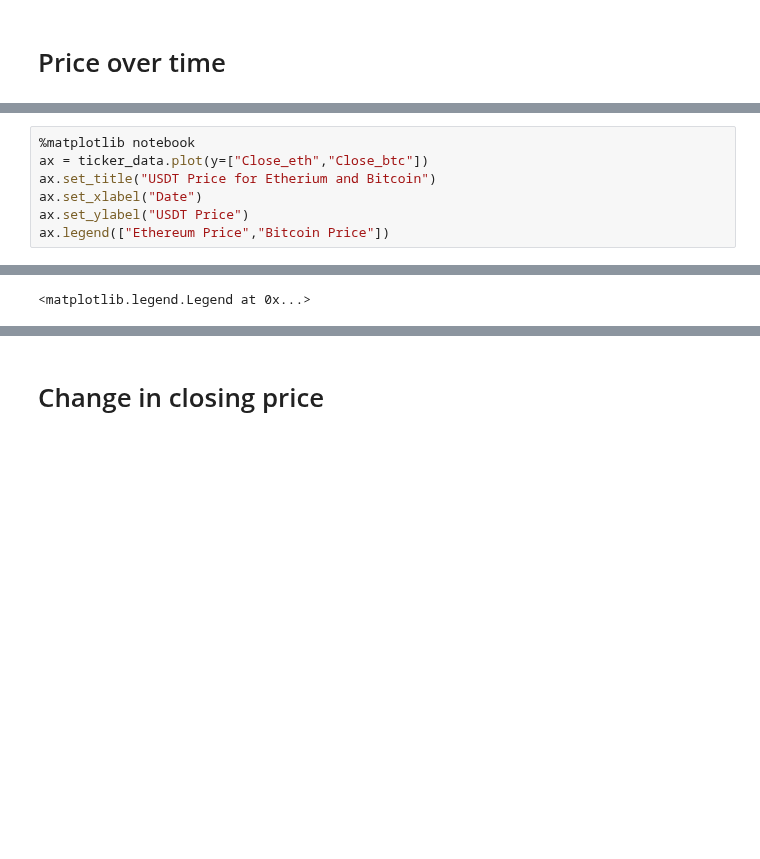
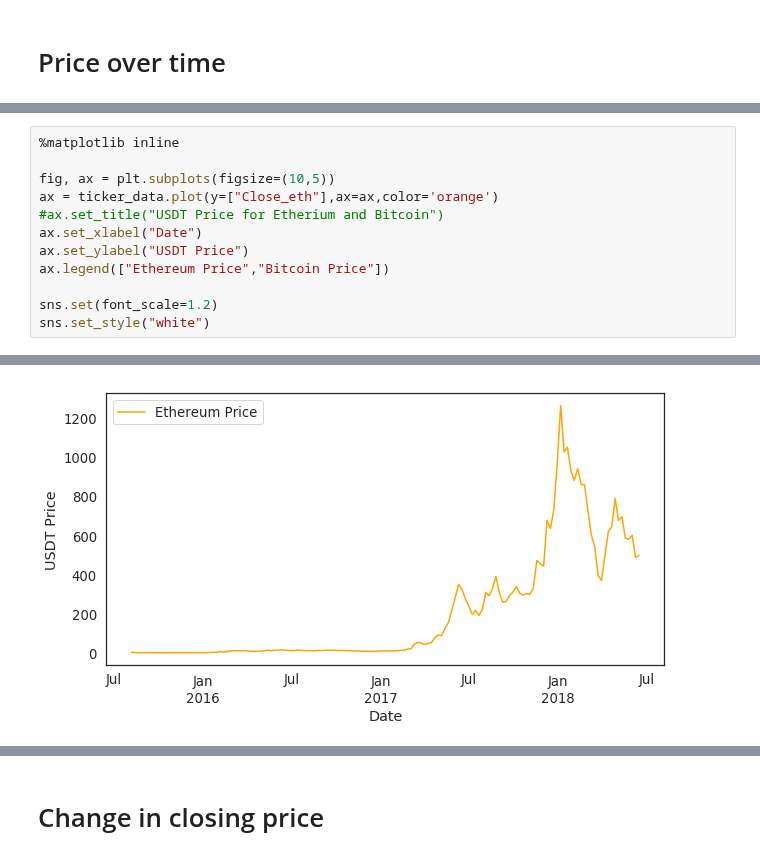
Before and after one commit to JeroenSchmidt/Udacity-Machine-Learning-Nano-Degree, a Jupyter notebook: Projects/projects for submission/capstone/analysis/Ticker Data Analysis.ipynb, the cells around one changed output, grey strips where cells are left out. Drawn from its saved outputs; the diff is of its cells as text; blank space fills up the shorter version.

```diff
--- a/Projects/projects for submission/capstone/analysis/Ticker Data Analysis.ipynb
+++ b/Projects/projects for submission/capstone/analysis/Ticker Data Analysis.ipynb
@@ -81,8 +109,13 @@ ticker_data.head()
 # %%
-%matplotlib notebook
-ax = ticker_data.plot(y=["Close_eth","Close_btc"])
-ax.set_title("USDT Price for Etherium and Bitcoin")
+%matplotlib inline
+
+fig, ax = plt.subplots(figsize=(10,5))
+ax = ticker_data.plot(y=["Close_eth"],ax=ax,color='orange')
+#ax.set_title("USDT Price for Etherium and Bitcoin")
 ax.set_xlabel("Date")
 ax.set_ylabel("USDT Price")
 ax.legend(["Ethereum Price","Bitcoin Price"])
+
+sns.set(font_scale=1.2)
+sns.set_style("white")
 # %% [output]
@@ -91,2 +122,2 @@ ax.legend(["Ethereum Price","Bitcoin Price"])
-<matplotlib.legend.Legend at 0x...>
+[figure, added]
 # %%
```
Also changed, not shown: parts of 15 cells of this notebook, 16 other files.
